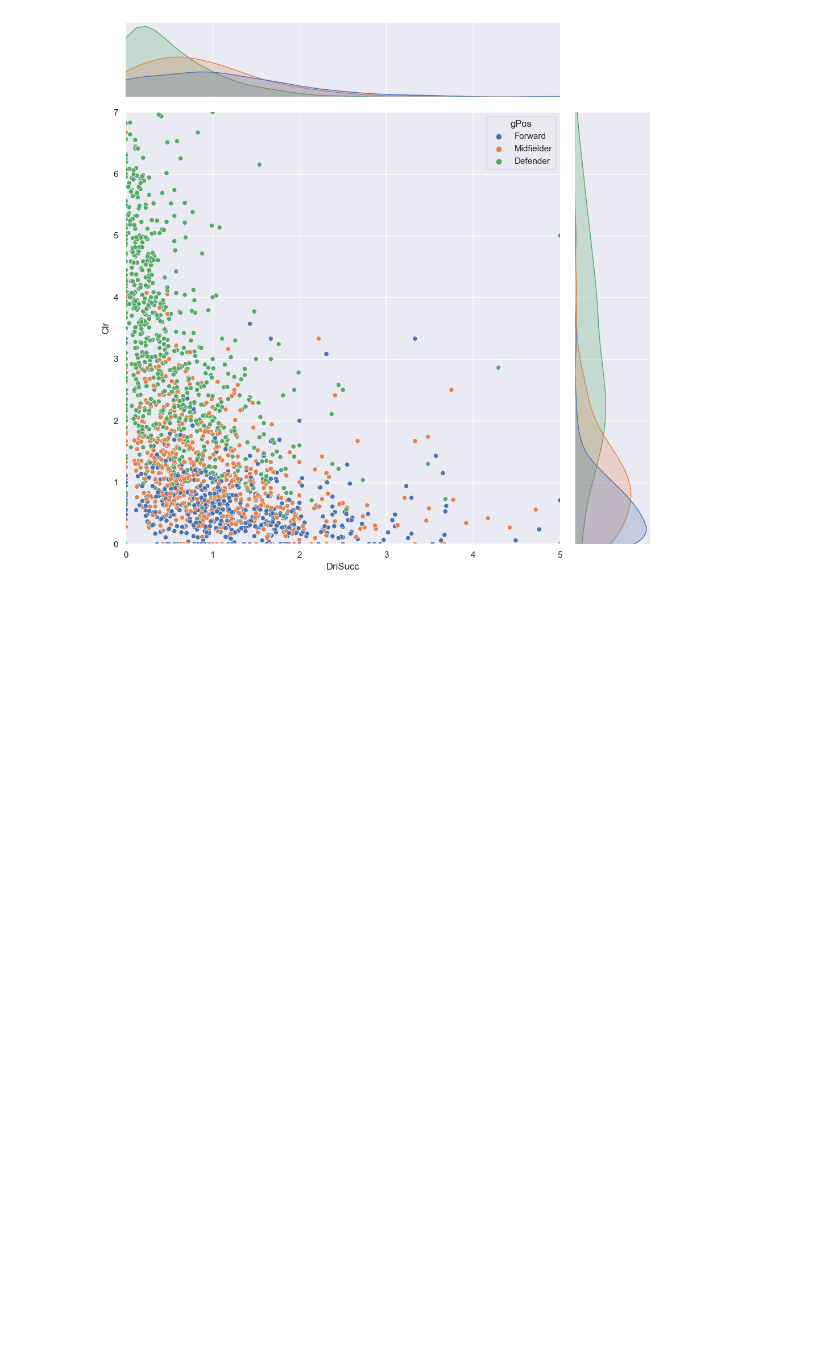
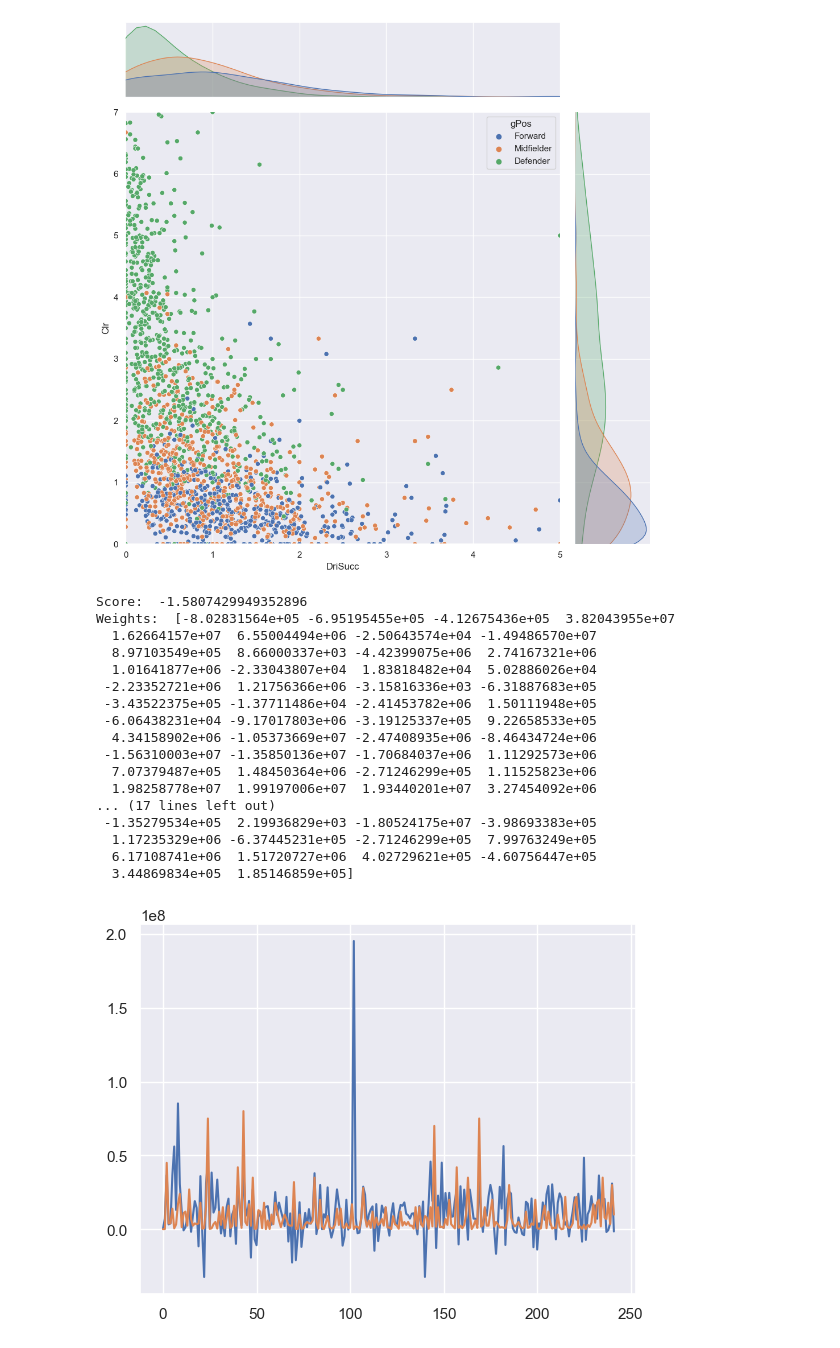
Before and after one commit to ludviglundgrens/SC1015_project, a Jupyter notebook: merge_data.ipynb, the cells around one changed output. Drawn from its saved outputs; the diff is of its cells as text; code cells hidden in the pictures; blank space fills up the shorter version.

Commit message:
Preliminary Prediction Model

```diff
--- a/merge_data.ipynb
+++ b/merge_data.ipynb
@@ -156,3 +156,57 @@ sb.jointplot(data=noGK,
 # %% [output]
 <seaborn.axisgrid.JointGrid at 0x...>
 [figure]
+# %%
+from sklearn.model_selection import train_test_split
+
+X = np.asarray(midfielders[['Age', 'MP', 'Min', '90s', 'Goals', 'SoT', 'SoT%', 'G/Sh', 'G/SoT',
+                            'ShoDist', 'ShoFK', 'ShoPK', 'PasTotCmp', 'PasTotCmp%',
+                            'PasTotDist', 'PasTotPrgDist', 'PasShoCmp', 'PasShoAtt', 'PasShoCmp%',
+                            'PasMedCmp', 'PasMedAtt', 'PasMedCmp%', 'PasLonCmp', 'PasLonAtt',
+                            'PasLonCmp%', 'Assists', 'PasAss', 'Pas3rd', 'PPA', 'CrsPA', 'PasProg',
+                            'PasAtt', 'PasLive', 'PasDead', 'PasFK', 'TB', 'PasPress', 'Sw', 'PasCrs',
+                            'CK', 'PasGround', 'PasLow', 'PasHigh', 'PaswLeft', 'PaswRight', 'PaswHead',
+                            'TI', 'PaswOther', 'PasCmp', 'PasOff', 'PasOut', 'PasInt', 'PasBlocks',
+                            'SCA', 'ScaPassLive', 'ScaPassDead', 'ScaDrib', 'ScaSh', 'ScaFld', 'ScaDef',
+                            'GCA', 'GcaPassLive', 'GcaPassDead', 'GcaDrib', 'GcaSh', 'GcaFld', 'GcaDef',
+                            'Tkl', 'TklWon', 'TklDef3rd', 'TklMid3rd', 'TklAtt3rd', 'TklDri', 'TklDriAtt',
+                            'TklDri%', 'TklDriPast', 'Press', 'PresSucc', 'Press%', 'PresDef3rd', 'PresMid3rd',
+                            'PresAtt3rd', 'Blocks', 'BlkSh', 'BlkShSv', 'BlkPass', 'Int', 'Clr', 'Err', 'Touches',
+                            'TouDefPen', 'TouDef3rd', 'TouMid3rd', 'TouAtt3rd', 'TouAttPen', 'TouLive', 'DriSucc',
+                            'DriAtt', 'DriSucc%', 'DriPast', 'DriMegs', 'Carries', 'CarTotDist', 'CarPrgDist',
+                            'CarProg', 'Car3rd', 'CPA', 'CarMis', 'CarDis', 'RecTarg', 'Rec', 'Rec%', 'RecProg',
+                            'CrdY', 'CrdR', 'Fls', 'Fld', 'Off', 'Crs', 'TklW', 'PKwon', 'PKcon', 'Recov',
+                            'AerWon', 'AerLost', 'AerWon%']])
+Y = np.asarray(midfielders['market_value_in_eur'])
+
+X_train, X_test, Y_train, Y_test = train_test_split(X,Y,test_size = 0.33, shuffle = True)
+# %%
+from sklearn.linear_model import LinearRegression
+
+lineReg = LinearRegression()
+lineReg.fit(X_train,Y_train)
+print('Score: ', lineReg.score(X_test, Y_test))
+print('Weights: ', lineReg.coef_)
+
+plt.plot(lineReg.predict(X_test))
+plt.plot(Y_test)
+plt.show()
+# %% [output]
+Score:  -1.5807429949352896
+Weights:  [-8.02831564e+05 -6.95195455e+05 -4.12675436e+05  3.82043955e+07
+  1.62664157e+07  6.55004494e+06 -2.50643574e+04 -1.49486570e+07
+  8.97103549e+05  8.66000337e+03 -4.42399075e+06  2.74167321e+06
+  1.01641877e+06 -2.33043807e+04  1.83818482e+04  5.02886026e+04
+ -2.23352721e+06  1.21756366e+06 -3.15816336e+03 -6.31887683e+05
+ -3.43522375e+05 -1.37711486e+04 -2.41453782e+06  1.50111948e+05
+ -6.06438231e+04 -9.17017803e+06 -3.19125337e+05  9.22658533e+05
+  4.34158902e+06 -1.05373669e+07 -2.47408935e+06 -8.46434724e+06
+ -1.56310003e+07 -1.35850136e+07 -1.70684037e+06  1.11292573e+06
+  7.07379487e+05  1.48450364e+06 -2.71246299e+05  1.11525823e+06
+  1.98258778e+07  1.99197006e+07  1.93440201e+07  3.27454092e+06
+... (17 lines left out)
+ -1.35279534e+05  2.19936829e+03 -1.80524175e+07 -3.98693383e+05
+  1.17235329e+06 -6.37445231e+05 -2.71246299e+05  7.99763249e+05
+  6.17108741e+06  1.51720727e+06  4.02729621e+05 -4.60756447e+05
+  3.44869834e+05  1.85146859e+05]
+[figure, added]
```
Also changed, not shown: parts of 2 cells of this notebook.
